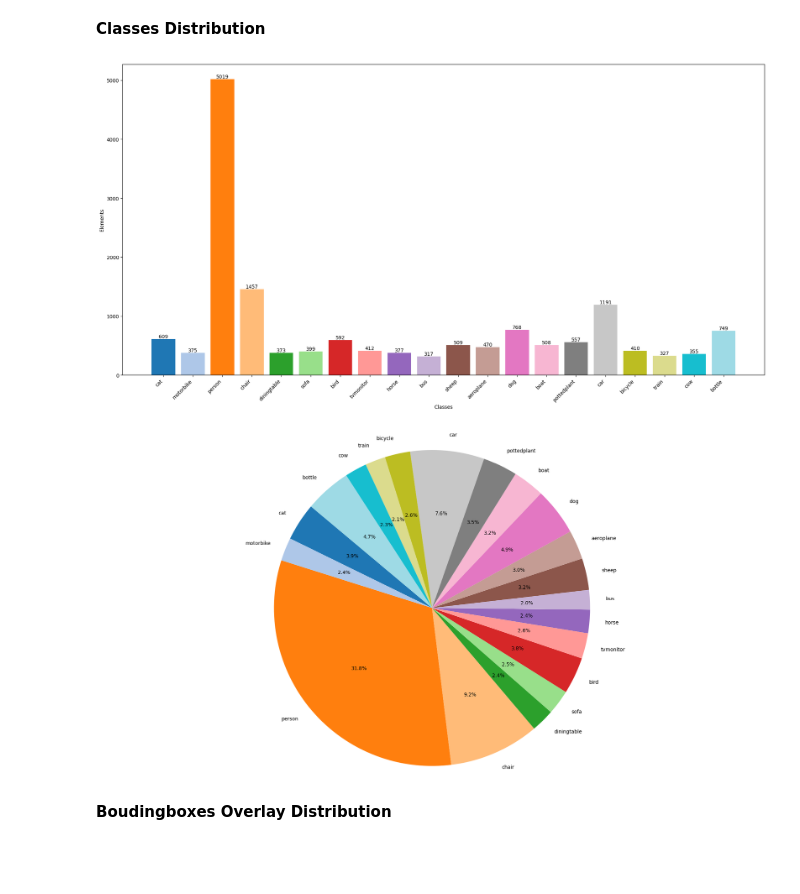
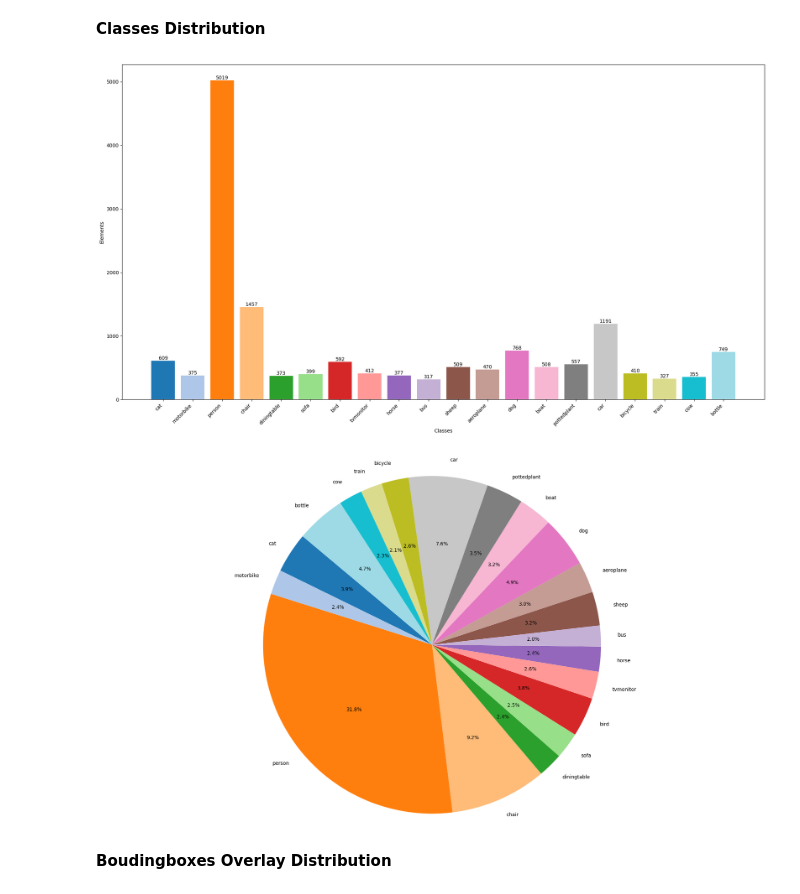
Before and after one commit to jurojin4/deep-learning-python, a Jupyter notebook: computer_vision/yolo/yolo_v1/dataset_statistics.ipynb, the cells around one changed output. Saved outputs shown, nothing was run; the diff lists cells and outputs as text; code cells hidden in the pictures; blank space fills up the shorter version.

```diff
--- a/computer_vision/yolo/yolo_v1/dataset_statistics.ipynb
+++ b/computer_vision/yolo/yolo_v1/dataset_statistics.ipynb
@@ -122,25 +122,25 @@ for (_, bboxes), (_, labels) in tqdm(zip(train["bboxes"].items(), train["labels"
 # %% [markdown]
 **Classes Distribution**
 # %%
-plt.figure(figsize=(19, 10))
+plt.figure(figsize=(19.2, 10.8))
 barplot = plt.bar(range(len(categories)), elements_per_class_trainset, color=colors)
 plt.bar_label(barplot, elements_per_class_trainset)
 plt.xlabel('Classes')
 plt.ylabel('Elements')
 plt.xticks(range(len(categories)), categories, rotation=45, ha='right')
 plt.tight_layout()
 plt.savefig(os.path.join(os.path.dirname(""), "plots", f"Pascalvoc2012_classes_distribution"), pad_inches=0.)
 plt.show()
 
-plt.figure(figsize=(19, 10))
+plt.figure(figsize=(19.2, 10.8))
 plt.pie(elements_per_class_trainset, labels=categories.keys(), autopct='%1.1f%%', startangle=140, colors=colors)
 plt.axis('equal')
 plt.tight_layout()
 plt.savefig(os.path.join(os.path.dirname(""), "plots", f"Pascalvoc2012_pie_classes_distribution"), pad_inches=0.)
 plt.show()
 # %% [output]
-[figure, old version]
+[figure, new version]
-[figure, old version]
+[figure, new version]
 # %% [markdown]
 **Boudingboxes Overlay Distribution**
 # %%
```
Also changed, not shown: parts of 11 cells of this notebook, 11 other files.
